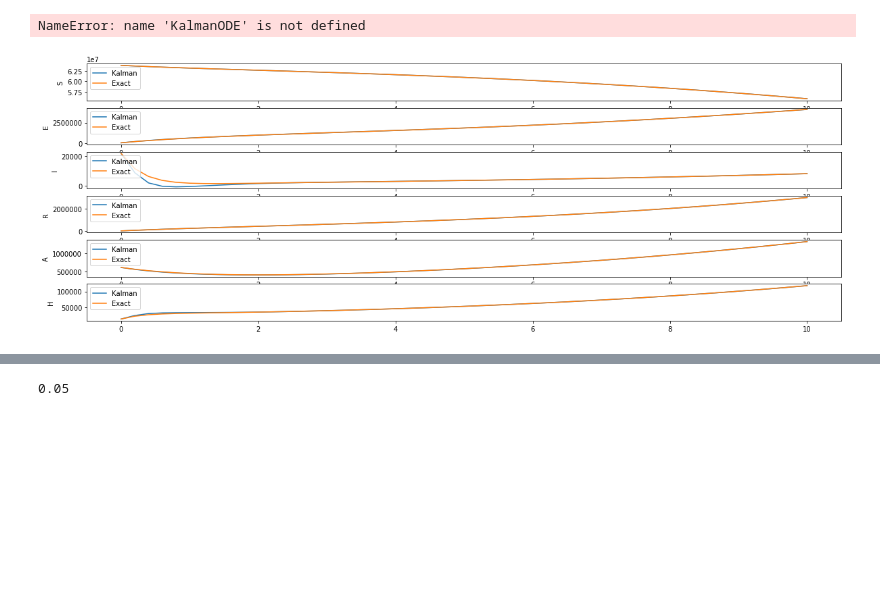
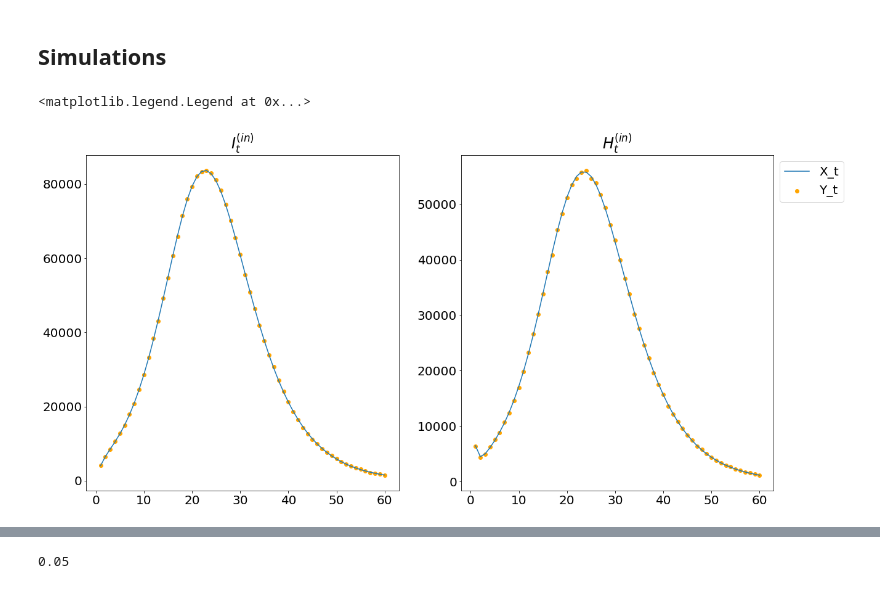
Before and after one commit to mlysy/rodeo-legacy, a Jupyter notebook: examples/Covid.ipynb, the cells around one changed output, grey strips where cells are left out. Cells and saved outputs as stored; diff of their text form; code cells hidden in the pictures; blank space fills up the shorter version.

```diff
--- a/examples/Covid.ipynb
+++ b/examples/Covid.ipynb
@@ -1,3 +1,5 @@
+# %% [markdown]
+## Simulations
 # %%
 import numpy as np
 from inference.covid import covid as inference
@@ -46,33 +27,51 @@ def seirahpad(X_t, t, theta):
 # %%
 n_deriv = [1]*6 # number of derivatives in IVP
 n_deriv_prior = [3]*6 # number of derivatives in IBM prior
 state_ind = [0, 3, 6, 9, 12, 15] # Index of 0th derivative of each state
 
 # it is assumed that the solution is sought on the interval [tmin, tmax].
 tmin = 0
-tmax = 10
+tmax = 60
 
 # The rest of the parameters can be tuned according to ODE
 # For this problem, we will use
 n_var = 6
-sigma = [.1]*n_var
+sigma = [.5]*n_var
 
 # Initial value, x0, for the IVP
-theta_true = np.array([2.23, 0.034, 0.55, 5.1, 2.3, 0.36]) # True theta
-x0 = np.array([63804435, 15492, 21752, 0, 618013, 13388])
-v0 = seirah(x0, 0, theta_true)
-X0 = np.ravel([x0, v0], 'F')
-x0_state = zero_pad(X0, n_deriv, n_deriv_prior)
+theta_true = np.array([2.23, 0.034, 0.55, 5.1, 2.3, 1.13]) # True theta
+x0 = np.array([63884630, 15492, 21752, 0, 618013, 13388])
 
 # W matrix: dimension is n_eq x sum(n_deriv)
 W_mat = np.zeros((len(n_deriv), sum(n_deriv)+len(n_deriv)))
 for i in range(len(n_deriv)): W_mat[i, sum(n_deriv[:i])+i+1] = 1
 W = zero_pad(W_mat, n_deriv, n_deriv_prior)
 
-n_eval = 50
-dt = (tmax-tmin)/n_eval
-ode_init= ibm_init(dt, n_deriv_prior, sigma)
-kinit = indep_init(ode_init, n_deriv_prior)
-kode = KalmanODE(W, tmin, tmax, n_eval, seirah, **kinit)
+# logprior parameters
+n_theta = len(theta_true)
+
+# Number of samples to draw from posterior
+n_samples = 100000
+
+# Initialize inference class and simulate observed data
+inf = inference(state_ind, tmin, tmax, seirah, W)
+obs_t = 1
+tseq = np.linspace(tmin, tmax, int((tmax-tmin)/obs_t) + 1)
+Y_t, X_t = inf.simulate(seirah, x0, theta_true, tseq)
+Y_t = Y_t[1:]
+X_t = X_t[1:]
+
+# Plot observations and true value
+plot_tseq = np.linspace(1, tmax, int((tmax-1)/obs_t)+1)
+plt.rcParams.update({'font.size': 20})
+fig, axs = plt.subplots(1, 2, figsize=(20, 10))
+axs[0].plot(plot_tseq,  X_t[:,0], label = 'X_t')
+axs[0].scatter(plot_tseq, Y_t[:,0], label = 'Y_t', color='orange')
+axs[0].set_title("$I^{(in)}_t$")
+axs[1].plot(plot_tseq, X_t[:,1], label = 'X_t')
+axs[1].scatter(plot_tseq, Y_t[:,1], label = 'Y_t', color='orange')
+axs[1].set_title("$H^{(in)}_t$")
+axs[1].legend(loc='upper left', bbox_to_anchor=[1, 1])
 # %% [output]
-NameError: name 'KalmanODE' is not defined
+<matplotlib.legend.Legend at 0x...>
+[figure, added]
@@ -82,13 +77,0 @@ ksim_ei = kode.solve_sim(x0_state, W, theta_true)
-# %%
-tseq = np.linspace(tmin, tmax, n_eval+1)
-exact = odeint(seirah, x0, tseq, args=(theta_true,))
-
-ylabel = ['S', 'E', 'I', 'R', 'A', 'H']
-_, axs = plt.subplots(len(ylabel), 1, figsize=(20, 7))
-for i in range(len(ylabel)):
-    axs[i].plot(tseq, ksim_ei[:, n_deriv_prior[0]*i], label="Kalman")
-    axs[i].set_ylabel(ylabel[i])
-    axs[i].plot(tseq, exact[:, i], label='Exact')
-    axs[i].legend(loc='upper left')
-# %% [output]
-[figure, removed]
```
Also changed, not shown: parts of 5 cells of this notebook.
